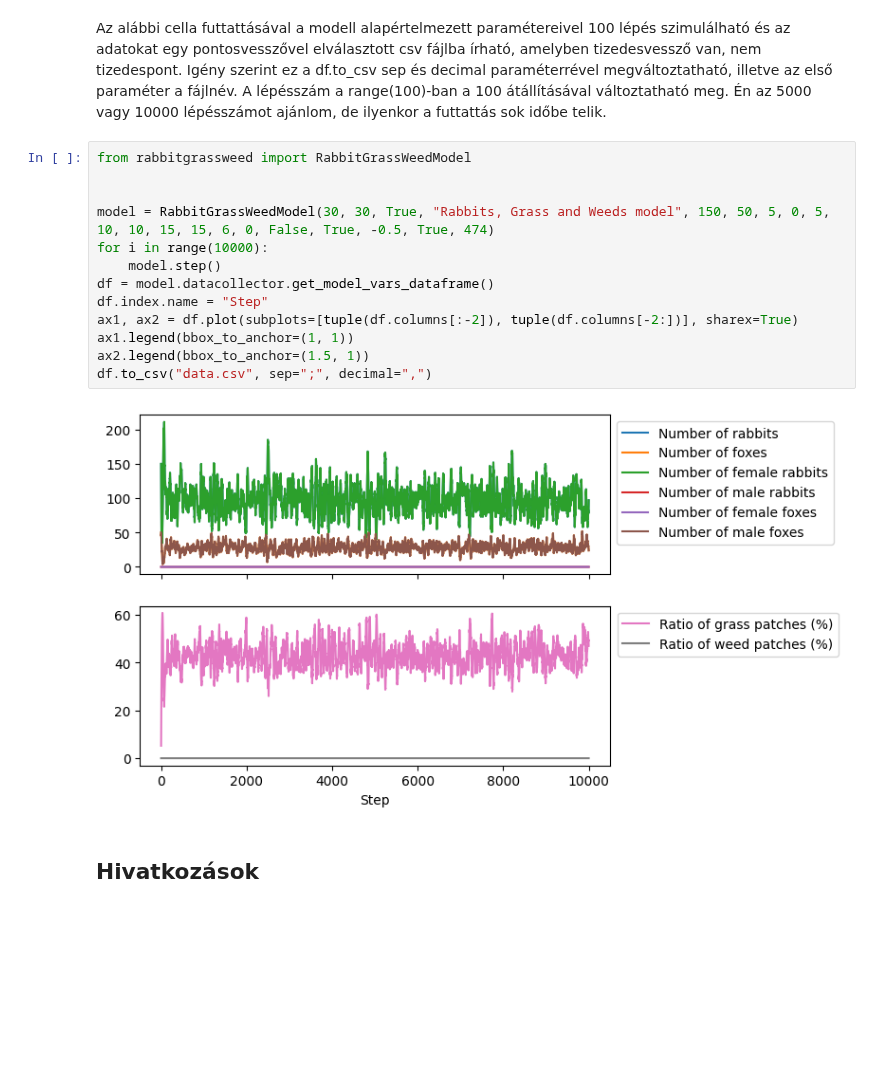
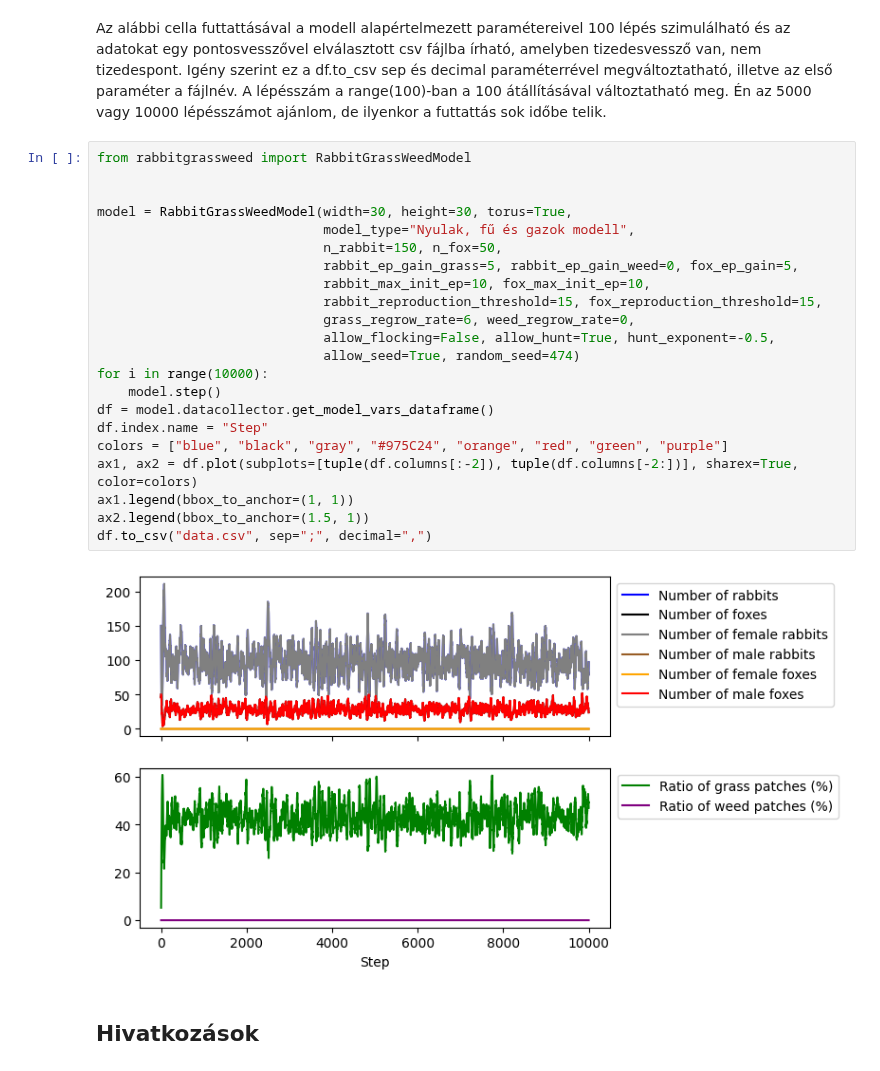
Before and after one commit to kikeprime/wolfsheep, a Jupyter notebook: rabbitgrassweed.ipynb, the cells around one changed output. Drawn from its saved outputs; the diff is of its cells as text; blank space fills up the shorter version.

Commit message:
Documentation progress, Hungarian model type names added as parameter options

```diff
--- a/rabbitgrassweed.ipynb
+++ b/rabbitgrassweed.ipynb
@@ -120,18 +100,27 @@ Az alábbi cella futtattásával a modell alapértelmezett paramétereivel 100 l
 # %%
 from rabbitgrassweed import RabbitGrassWeedModel
 
 
-model = RabbitGrassWeedModel(30, 30, True, "Rabbits, Grass and Weeds model", 150, 50, 5, 0, 5, 10, 10, 15, 15, 6, 0, False, True, -0.5, True, 474)
+model = RabbitGrassWeedModel(width=30, height=30, torus=True,
+                             model_type="Nyulak, fű és gazok modell",
+                             n_rabbit=150, n_fox=50,
+                             rabbit_ep_gain_grass=5, rabbit_ep_gain_weed=0, fox_ep_gain=5,
+                             rabbit_max_init_ep=10, fox_max_init_ep=10,
+                             rabbit_reproduction_threshold=15, fox_reproduction_threshold=15,
+                             grass_regrow_rate=6, weed_regrow_rate=0,
+                             allow_flocking=False, allow_hunt=True, hunt_exponent=-0.5,
+                             allow_seed=True, random_seed=474)
 for i in range(10000):
     model.step()
 df = model.datacollector.get_model_vars_dataframe()
 df.index.name = "Step"
-ax1, ax2 = df.plot(subplots=[tuple(df.columns[:-2]), tuple(df.columns[-2:])], sharex=True)
+colors = ["blue", "black", "gray", "#975C24", "orange", "red", "green", "purple"]
+ax1, ax2 = df.plot(subplots=[tuple(df.columns[:-2]), tuple(df.columns[-2:])], sharex=True, color=colors)
 ax1.legend(bbox_to_anchor=(1, 1))
 ax2.legend(bbox_to_anchor=(1.5, 1))
 df.to_csv("data.csv", sep=";", decimal=",")
 # %% [output]
-[figure, old version]
+[figure, new version]
 # %% [markdown]
 ## Hivatkozások
 # %% [markdown]
```
Also changed, not shown: parts of 8 cells of this notebook, 3 other files.
